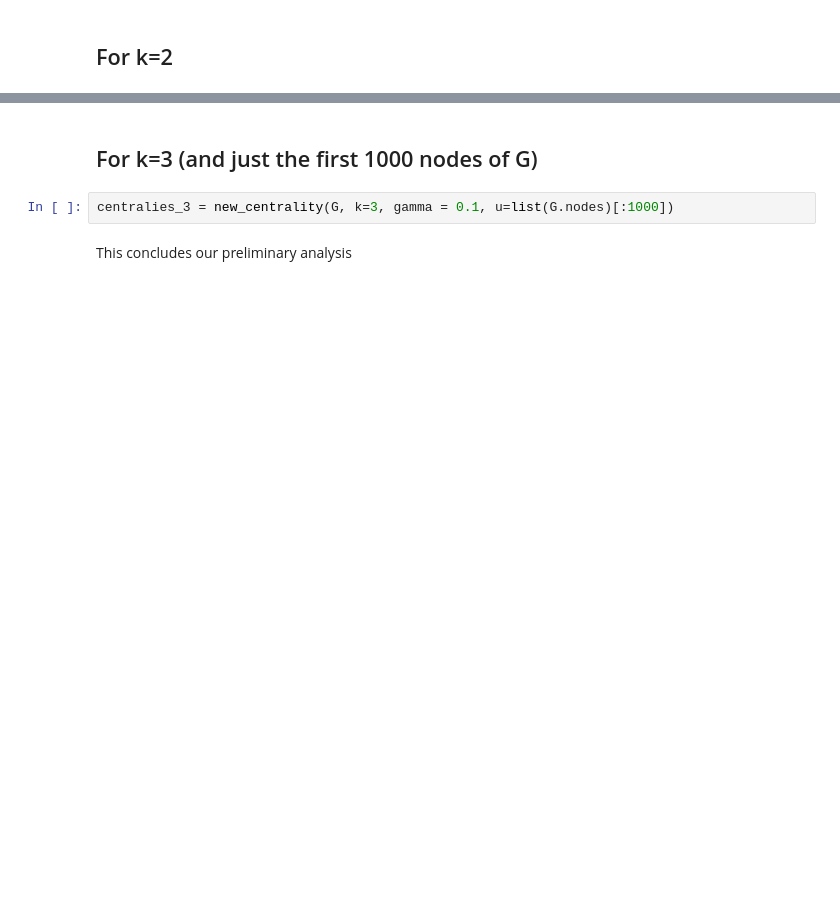
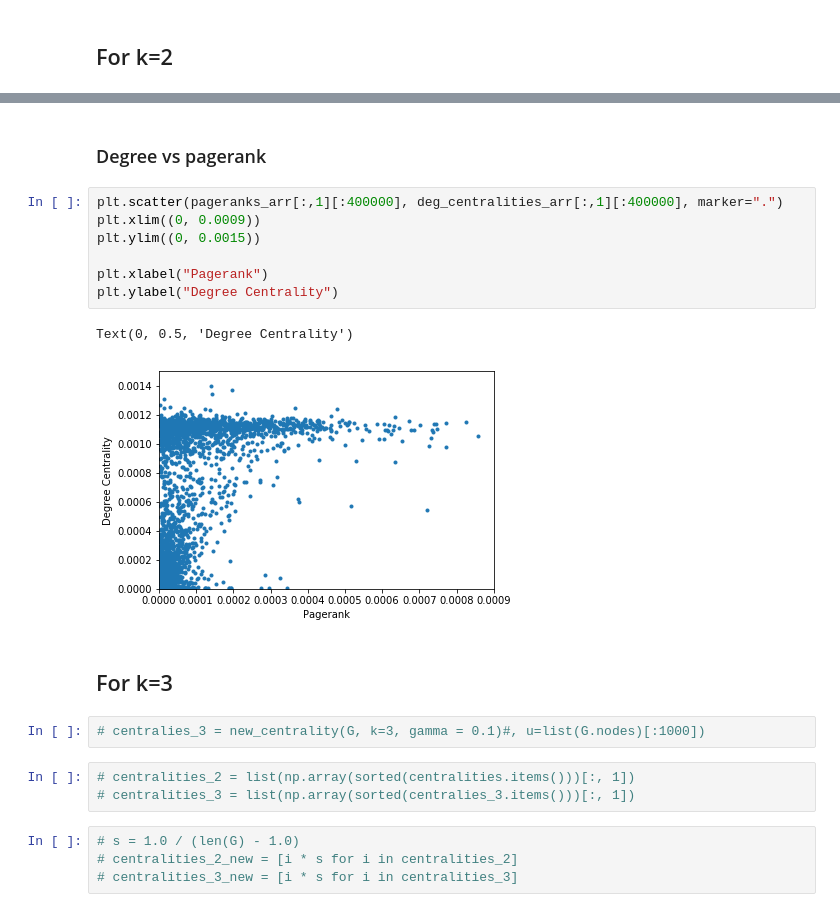
Before and after one commit to awiteck/ORF387, a Jupyter notebook: preliminary_data_analysis.ipynb, the cells around one changed output, grey strips where cells are left out. Saved outputs shown, nothing was run; the diff lists cells and outputs as text; blank space fills up the shorter version.

```diff
--- a/preliminary_data_analysis.ipynb
+++ b/preliminary_data_analysis.ipynb
@@ -125,6 +127,23 @@ centralities
+# %% [markdown]
+### Degree vs pagerank
+# %%
+plt.scatter(pageranks_arr[:,1][:400000], deg_centralities_arr[:,1][:400000], marker=".")
+plt.xlim((0, 0.0009))
+plt.ylim((0, 0.0015))
+
+plt.xlabel("Pagerank")
+plt.ylabel("Degree Centrality")
+# %% [output]
+Text(0, 0.5, 'Degree Centrality')
+[figure, added]
 # %% [markdown]
-## For k=3 (and just the first 1000 nodes of G)
+## For k=3
 # %%
-centralies_3 = new_centrality(G, k=3, gamma = 0.1, u=list(G.nodes)[:1000])
+# centralies_3 = new_centrality(G, k=3, gamma = 0.1)#, u=list(G.nodes)[:1000])
-# %% [markdown]
-This concludes our preliminary analysis
+# %%
+# centralities_2 = list(np.array(sorted(centralities.items()))[:, 1])
+# centralities_3 = list(np.array(sorted(centralies_3.items()))[:, 1])
+# %%
+# s = 1.0 / (len(G) - 1.0)
+# centralities_2_new = [i * s for i in centralities_2]
+# centralities_3_new = [i * s for i in centralities_3]
```
Also changed, not shown: parts of 29 cells of this notebook, 1 other file.
